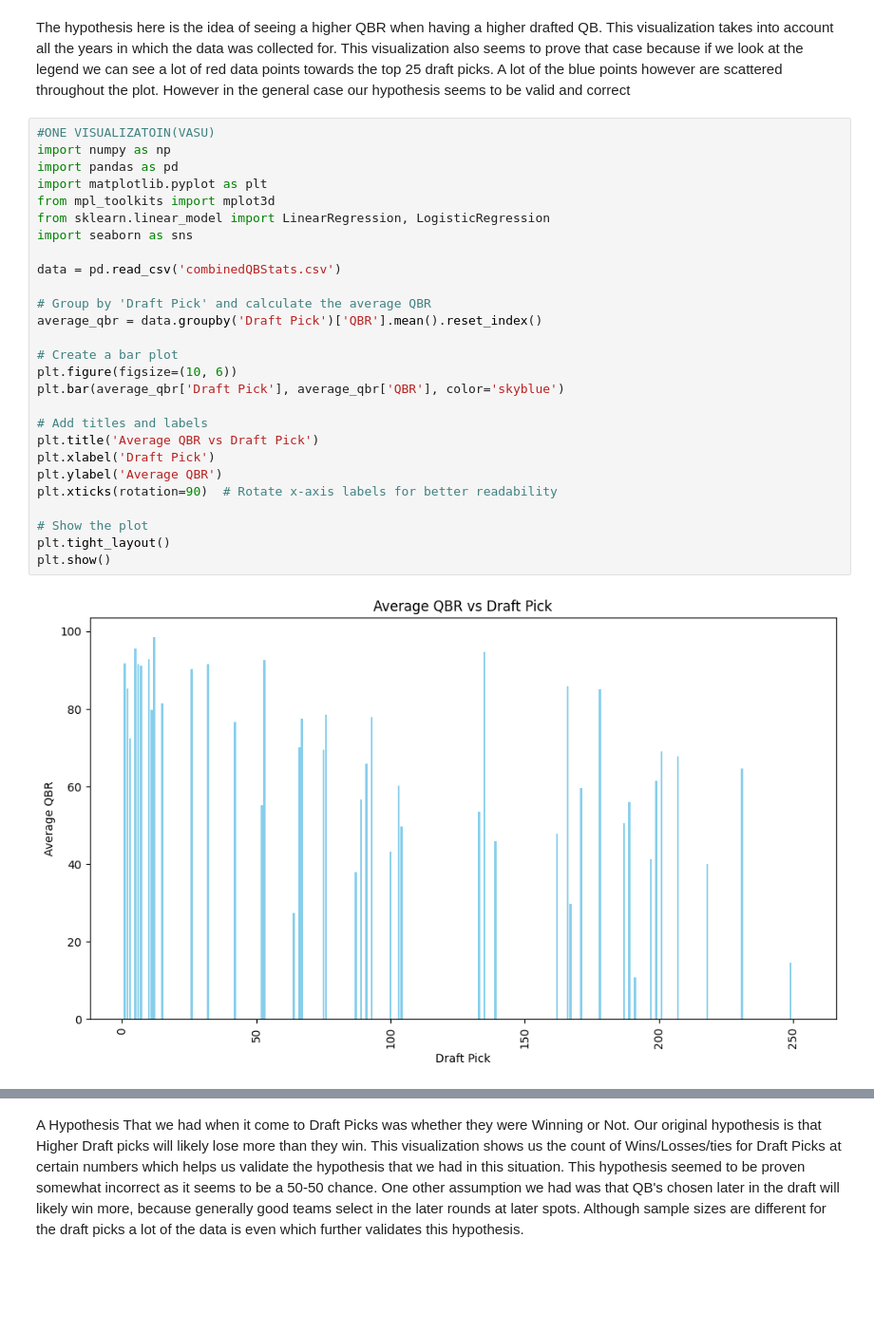
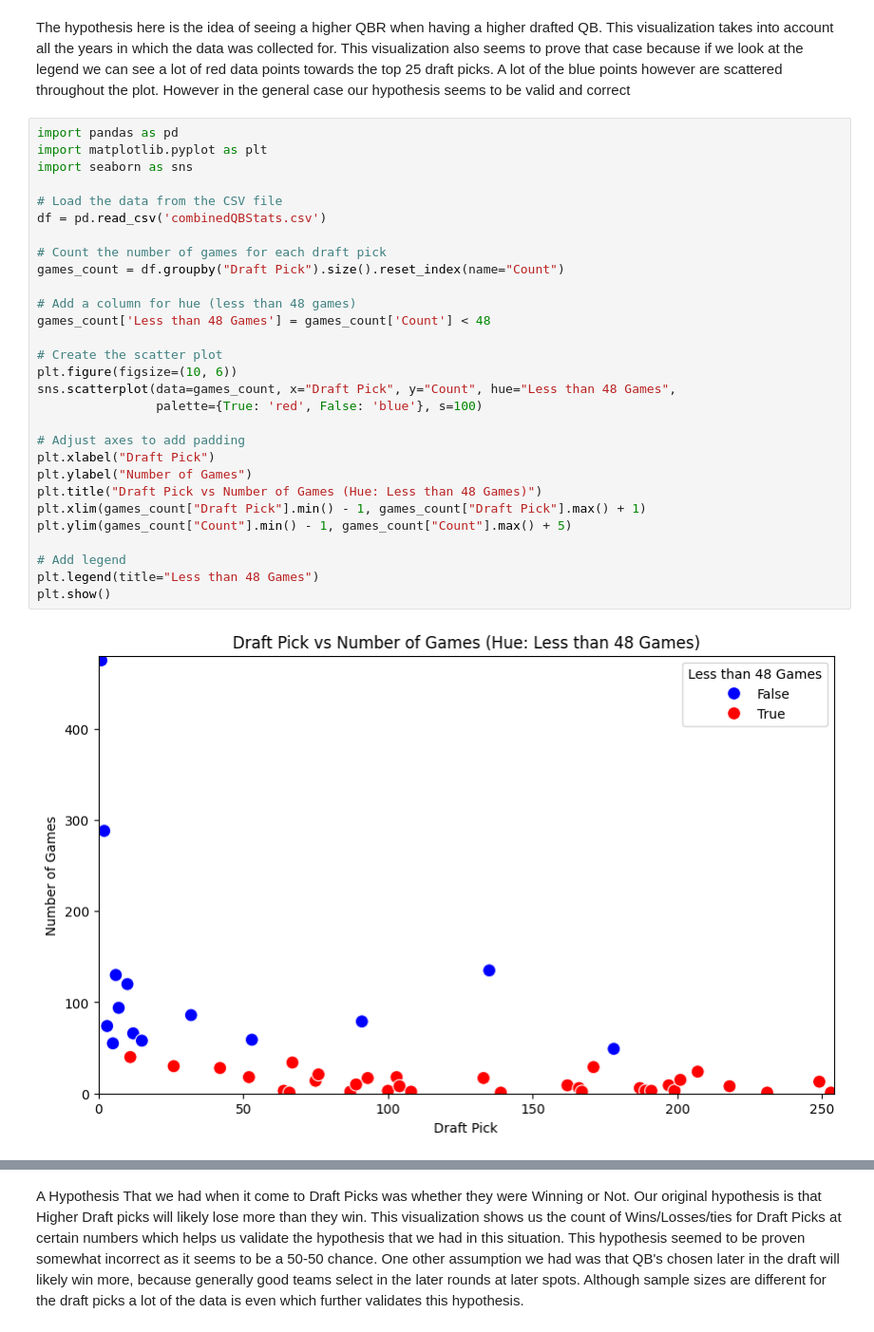
Before and after one commit to cs418-fa24/project-check-in-team-8, a Jupyter notebook: Final_report.ipynb, the cells around one changed output, grey strips where cells are left out. Shown at 95% size. Saved outputs shown, nothing was run; the diff lists cells and outputs as text; blank space fills up the shorter version.

Commit message:
made changes to the visualizations

```diff
--- a/Final_report.ipynb
+++ b/Final_report.ipynb
@@ -80,32 +80,34 @@ plt.show()
 # %% [markdown]
 The hypothesis here is the idea of seeing a higher QBR when having a higher drafted QB. This visualization takes into account all the years in which the data was collected for. This visualization also seems to prove that case because if we look at the legend we can see a lot of red data points towards the top 25 draft picks. A lot of the blue points however are scattered throughout the plot. However in the general case our hypothesis seems to be valid and correct
 # %%
-#ONE VISUALIZATOIN(VASU)
-import numpy as np
 import pandas as pd
 import matplotlib.pyplot as plt
-from mpl_toolkits import mplot3d
-from sklearn.linear_model import LinearRegression, LogisticRegression
 import seaborn as sns
 
-data = pd.read_csv('combinedQBStats.csv')
+# Load the data from the CSV file
+df = pd.read_csv('combinedQBStats.csv')
 
-# Group by 'Draft Pick' and calculate the average QBR
-average_qbr = data.groupby('Draft Pick')['QBR'].mean().reset_index()
+# Count the number of games for each draft pick
+games_count = df.groupby("Draft Pick").size().reset_index(name="Count")
 
-# Create a bar plot
+# Add a column for hue (less than 48 games)
+games_count['Less than 48 Games'] = games_count['Count'] < 48
+
+# Create the scatter plot
 plt.figure(figsize=(10, 6))
-plt.bar(average_qbr['Draft Pick'], average_qbr['QBR'], color='skyblue')
+sns.scatterplot(data=games_count, x="Draft Pick", y="Count", hue="Less than 48 Games",
+                palette={True: 'red', False: 'blue'}, s=100)
 
-# Add titles and labels
-plt.title('Average QBR vs Draft Pick')
-plt.xlabel('Draft Pick')
-plt.ylabel('Average QBR')
-plt.xticks(rotation=90)  # Rotate x-axis labels for better readability
+# Adjust axes to add padding
+plt.xlabel("Draft Pick")
+plt.ylabel("Number of Games")
+plt.title("Draft Pick vs Number of Games (Hue: Less than 48 Games)")
+plt.xlim(games_count["Draft Pick"].min() - 1, games_count["Draft Pick"].max() + 1)
+plt.ylim(games_count["Count"].min() - 1, games_count["Count"].max() + 5)
 
-# Show the plot
-plt.tight_layout()
+# Add legend
+plt.legend(title="Less than 48 Games")
 plt.show()
 # %% [output]
-[figure, old version]
+[figure, new version]
 # %% [markdown]
```
Also changed, not shown: parts of 8 cells of this notebook.
